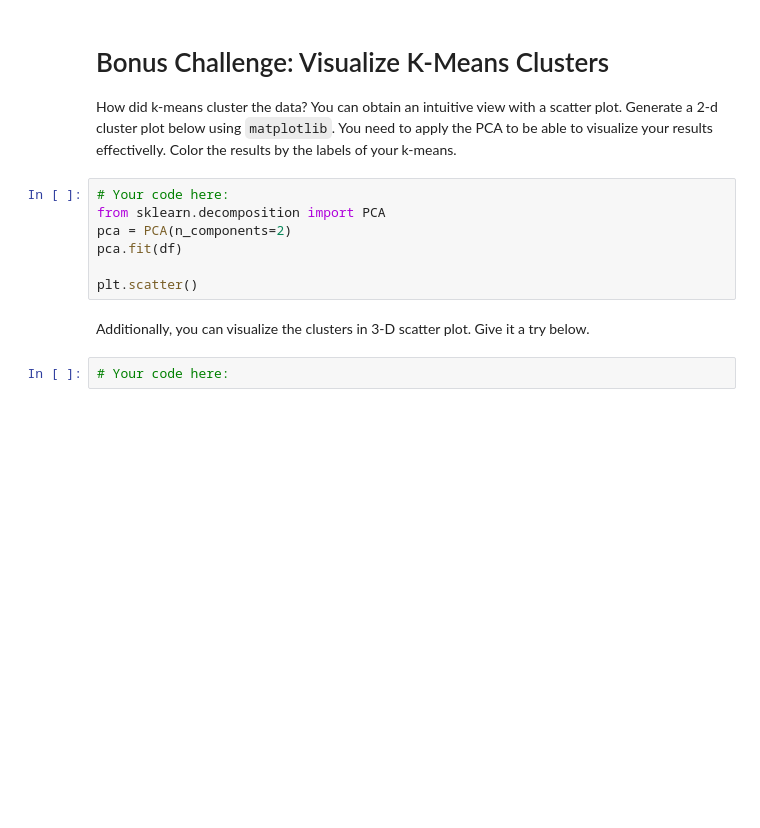
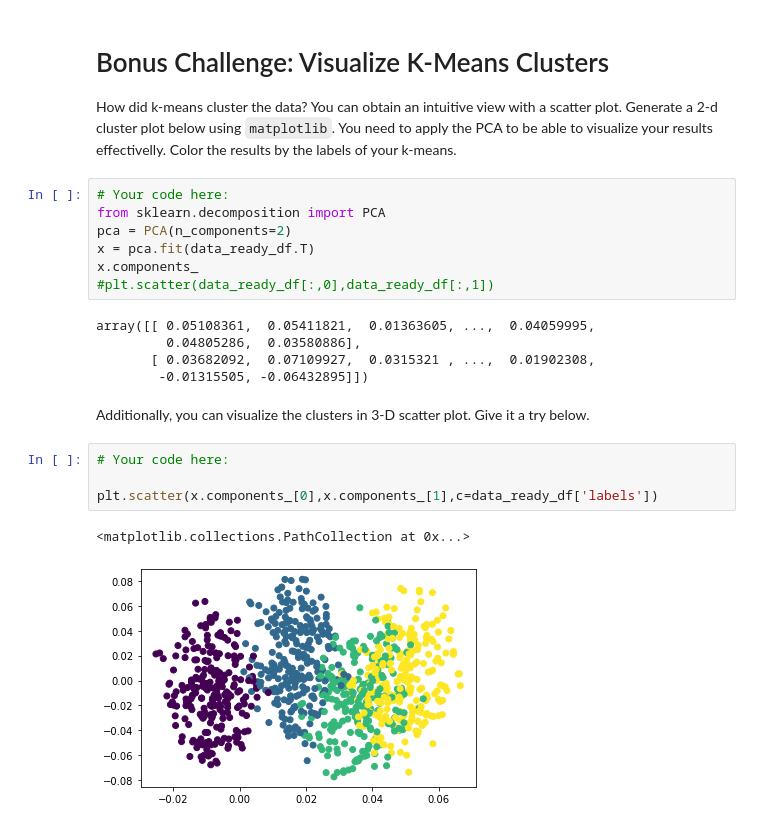
Before and after one commit to Marcio-Marchiori/Labs_Python, a Jupyter notebook: Lab_unsupervised/your-code/main.ipynb, the cells around one changed output. Cells and saved outputs as stored; diff of their text form; blank space fills up the shorter version.

```diff
--- a/Lab_unsupervised/your-code/main.ipynb
+++ b/Lab_unsupervised/your-code/main.ipynb
@@ -417,10 +430,20 @@ How did k-means cluster the data? You can obtain an intuitive view with a scatte
 # Your code here:
 from sklearn.decomposition import PCA
 pca = PCA(n_components=2)
-pca.fit(df)
-
-plt.scatter()
+x = pca.fit(data_ready_df.T)
+x.components_
+#plt.scatter(data_ready_df[:,0],data_ready_df[:,1])
+# %% [output]
+array([[ 0.05108361,  0.05411821,  0.01363605, ...,  0.04059995,
+         0.04805286,  0.03580886],
+       [ 0.03682092,  0.07109927,  0.0315321 , ...,  0.01902308,
+        -0.01315505, -0.06432895]])
 # %% [markdown]
 Additionally, you can visualize the clusters in 3-D scatter plot. Give it a try below.
-# %%
-# Your code here:
+# %%
+# Your code here:
+
+plt.scatter(x.components_[0],x.components_[1],c=data_ready_df['labels'])
+# %% [output]
+<matplotlib.collections.PathCollection at 0x...>
+[figure, added]
```
Also changed, not shown: parts of 12 cells of this notebook.
